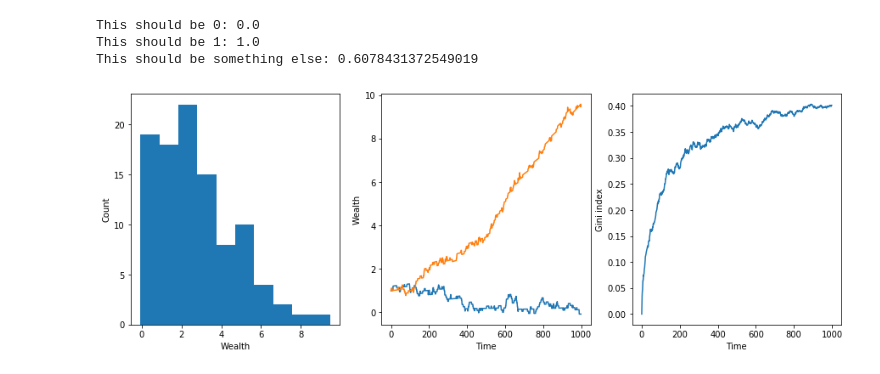
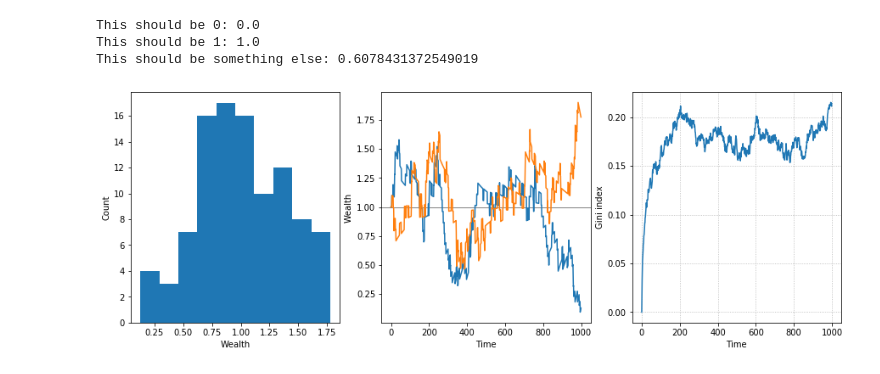
Before and after one commit to khakhalin/Teaching, a Jupyter notebook: Bio_Modeling/043_transfer_take_two.ipynb, the cells around one changed output. Drawn from its saved outputs; the diff is of its cells as text; code cells hidden in the pictures.

Commit message:
+ taxation and some new plotting

```diff
--- a/Bio_Modeling/043_transfer_take_two.ipynb
+++ b/Bio_Modeling/043_transfer_take_two.ipynb
@@ -32,39 +32,50 @@ nsteps = 1000
 trades_per_step = 10
 npeople = 100
 coin = 0.1
-interest = 0.001
+interest = 0.000
+taxrate = 0.01
 
 wealth = np.ones(shape=(nsteps,npeople))
 gini_history = np.zeros(nsteps)
 
 for t in range(1,nsteps):                             # We now start at t=1, to be able to refer to t-1 (prev step)
     wealth[t,:] = wealth[t-1,:]*(1+interest)          # By default, wealth at t remains the same as it was at t-1
+
+    tax = np.sum(wealth[t,:])*taxrate     # Total tax collected
+    wealth[t,:] = wealth[t,:]*(1-taxrate) # Reduce by the amount collected
+    wealth[t,:] += tax/npeople
+
     for i in range(trades_per_step):                  # Let's make more than 2 ppl trade at each time point.
         p1 = np.random.randint(low=0, high=npeople)   # (It doesn't change the end solution, just makes plots prettier.
         p2 = np.random.randint(low=0, high=npeople)   # It's equivalent to only remembering eath Kth step.)
         if wealth[t,p1]>0:
             wealth[t,p1] -= coin        # Still update in place
             wealth[t,p2] += coin
     gini_history[t] = gini(wealth[t,:]) # Calculate gini index for the current distribution of wealth
+
+
 
 # Figures
 plt.figure(figsize=(15,5))
 plt.subplot(1,3,1)
 plt.hist(wealth[-1,:],bins=10);
 plt.xlabel('Wealth');
 plt.ylabel('Count');
 
 plt.subplot(1,3,2);
+plt.axhline(1,color='gray',linewidth=1) # Horizontal line for original wealth
 poor_one = np.argmin(wealth[-1,:])
 rich_one = np.argmax(wealth[-1,:])
 plt.plot(wealth[:,poor_one]);
 plt.plot(wealth[:,rich_one]);
+# plt.hlines(1, 0, nsteps); # Nope, we don't like it
 plt.xlabel('Time');
 plt.ylabel('Wealth');
 
 plt.subplot(1,3,3)
 plt.plot(gini_history);
 plt.xlabel('Time');
 plt.ylabel('Gini index');
+plt.grid(linestyle=':');
 # %% [output]
-[figure, old version]
+[figure, new version]
```
